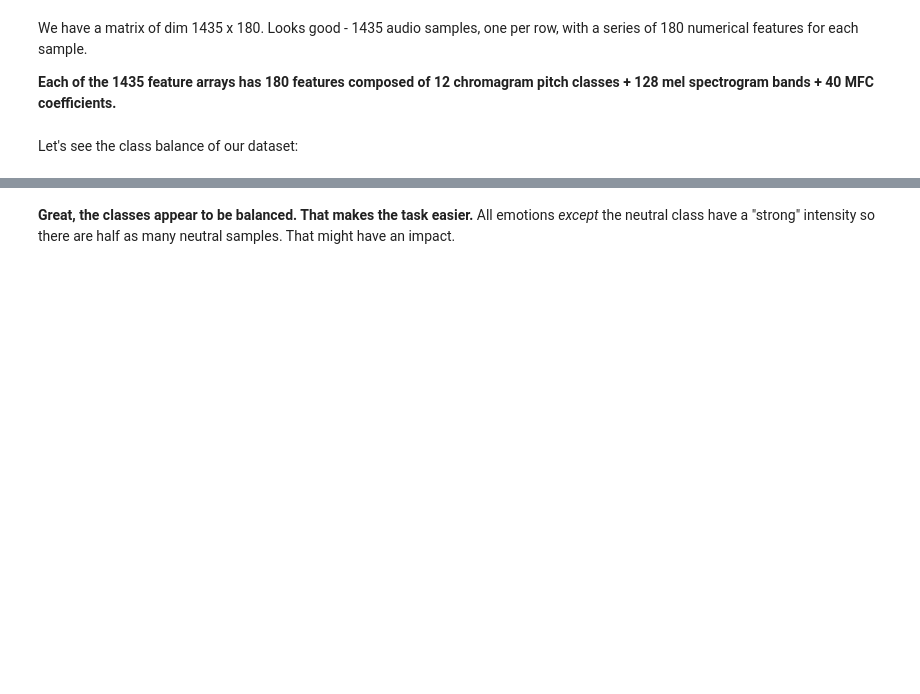
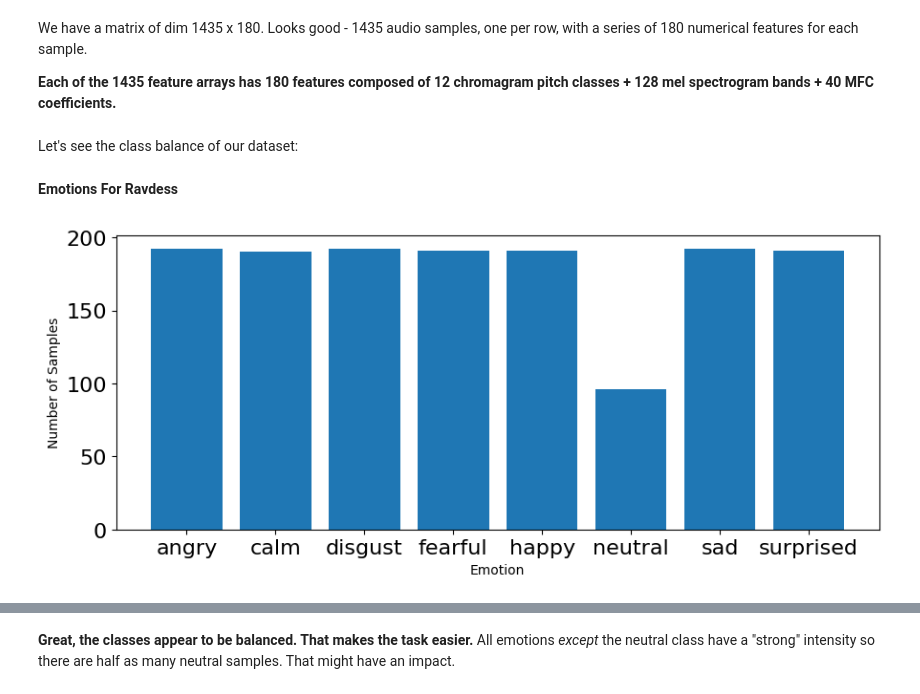
Before and after one commit to goose2711/Week-2_Data_Preprocessing, a Jupyter notebook: Week_2_Data_Preprocessing.ipynb, the cells around one changed output, grey strips where cells are left out. Saved outputs shown, nothing was run; the diff lists cells and outputs as text; code cells hidden in the pictures; blank space fills up the shorter version.

```diff
--- a/Week_2_Data_Preprocessing.ipynb
+++ b/Week_2_Data_Preprocessing.ipynb
@@ -884,15 +927,20 @@ We have a matrix of dim 1435 x 180. Looks good - 1435 audio samples, one per row
 **Each of the 1435 feature arrays has 180 features composed of 12 chromagram pitch classes + 128 mel spectrogram bands + 40 MFC coefficients.**
 # %% [markdown]
 Let's see the class balance of our dataset:
+# %% [markdown]
+**Emotions For Ravdess**
 # %%
 # plot emotions
 plt.figure(figsize=(35,4))
 plt.subplot(1,3,1)
+
 #np.unique returns ordered list of unique elements and count of each element
-emotion_list, count = np.unique(emotions, return_counts=True)
+emotion_list, count = np.unique(emotionsForRAVDESS, return_counts=True)
 plt.bar(x=range(8), height=count)
 plt.xticks(ticks=range(8), labels = [emotion for emotion in emotion_list],fontsize=10)
 plt.xlabel('Emotion')
 plt.tick_params(labelsize=16)
 plt.ylabel('Number of Samples')
 plt.show()
+# %% [output]
+[figure, added]
```
Also changed, not shown: parts of 10 cells of this notebook.
